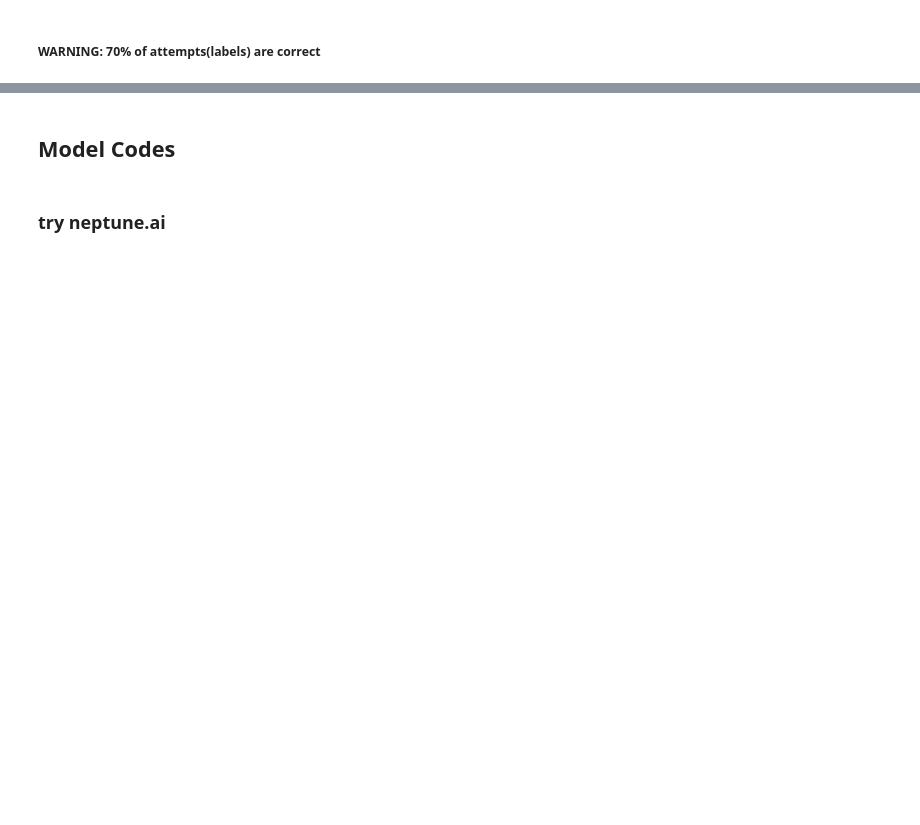
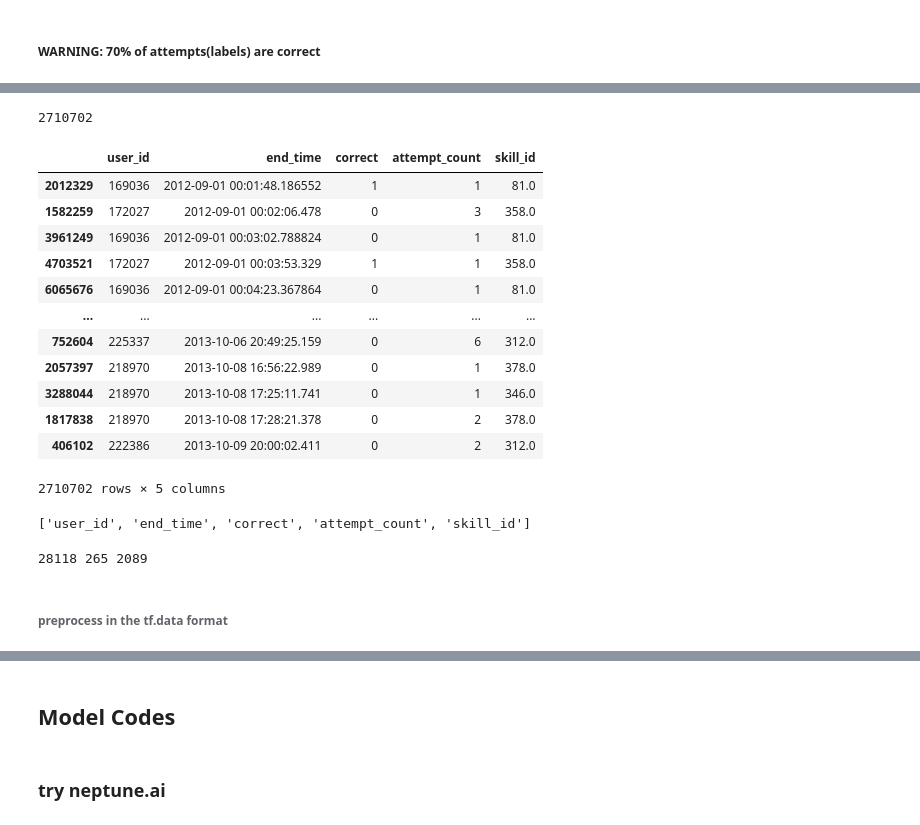
Before and after one commit to iKiYo/Test-Code-of-DeepKT-TF2, a Jupyter notebook: my_DKT_+_tempo.ipynb, the cells around one changed output, grey strips where cells are left out. Cells and saved outputs as stored; diff of their text form; code cells hidden in the pictures; blank space fills up the shorter version.

Commit message:
fix: preprocess through tf.data and fixed CSV preprocessed dataset

```diff
--- a/my_DKT_+_tempo.ipynb
+++ b/my_DKT_+_tempo.ipynb
@@ -637,0 +352,6 @@ def compute_loss(preds, item_ids, labels, criterion):
+# %%
+import pandas as pd
+
+assist2012_preprocessed = pd.read_csv(
+    "/content/drive/My Drive/master thesis/Datasets/assistment_dataset/2012-2013-data-with-predictions-4-final.csv",
+    usecols=['user_id', 'skill_id', 'correct', 'end_time', 'attempt_count'])
@@ -637,0 +414,46 @@ def compute_loss(preds, item_ids, labels, criterion):
+# %%
+# delete user with only one attempt
+counts = df['user_id'].value_counts()
+df= df[~df['user_id'].isin(counts[counts < 2].index)]
+
+# print(selected_df['user_id'].value_counts())
+max_sequence_length=  df['user_id'].value_counts().max()
+# print(max_sequence_length)
+# print(selected_df['skill_id'].value_counts())
+# sample entry
+# df[df['user_id'] == 221324]
+len(df.drop_duplicates()), len(df)
+# %% [output]
+2710702
+# %%
+# sort by endtime(timestamp)
+df =df.sort_values(by=['end_time'])
+df
+# %% [output]
+|  | user_id | end_time | correct | attempt_count | skill_id |
+| 2012329 | 169036 | 2012-09-01 00:01:48.186552 | 1 | 1 | 81.0 |
+| 1582259 | 172027 | 2012-09-01 00:02:06.478 | 0 | 3 | 358.0 |
+| 3961249 | 169036 | 2012-09-01 00:03:02.788824 | 0 | 1 | 81.0 |
+| 4703521 | 172027 | 2012-09-01 00:03:53.329 | 1 | 1 | 358.0 |
+| 6065676 | 169036 | 2012-09-01 00:04:23.367864 | 0 | 1 | 81.0 |
+| ... | ... | ... | ... | ... | ... |
+| 752604 | 225337 | 2013-10-06 20:49:25.159 | 0 | 6 | 312.0 |
+| 2057397 | 218970 | 2013-10-08 16:56:22.989 | 0 | 1 | 378.0 |
+| 3288044 | 218970 | 2013-10-08 17:25:11.741 | 0 | 1 | 346.0 |
+| 1817838 | 218970 | 2013-10-08 17:28:21.378 | 0 | 2 | 378.0 |
+| 406102 | 222386 | 2013-10-09 20:00:02.411 | 0 | 2 | 312.0 |
+2710702 rows × 5 columns
+# %%
+# enumerate and renumber the remain student and skill IDs
+df['user_id'], _ = pd.factorize(df['user_id'], sort=False)
+df['skill_id'], _ = pd.factorize(df['skill_id'], sort=False)
+# %% [output]
+['user_id', 'end_time', 'correct', 'attempt_count', 'skill_id']
+# %%
+# get N, M, T
+num_students, num_skills, _ = df.nunique()
+assert max_sequence_length, df['user_id'].value_counts().max()
+
+print(num_students, num_skills, max_sequence_length)
+# %% [output]
+28118 265 2089
@@ -637,0 +465,2 @@ def compute_loss(preds, item_ids, labels, criterion):
+# %% [markdown]
+###### preprocess in the tf.data format
```
Also changed, not shown: parts of 198 cells of this notebook.
